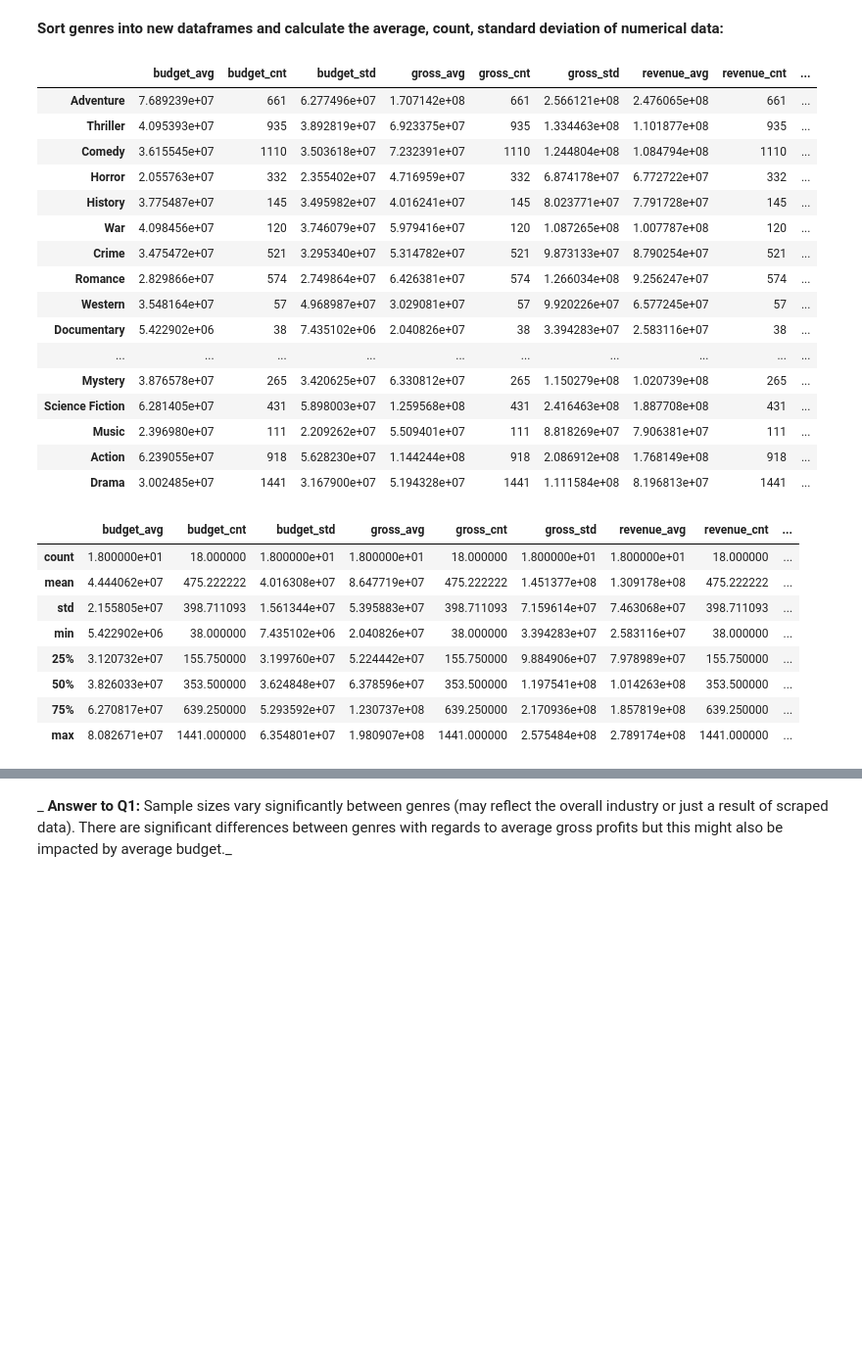
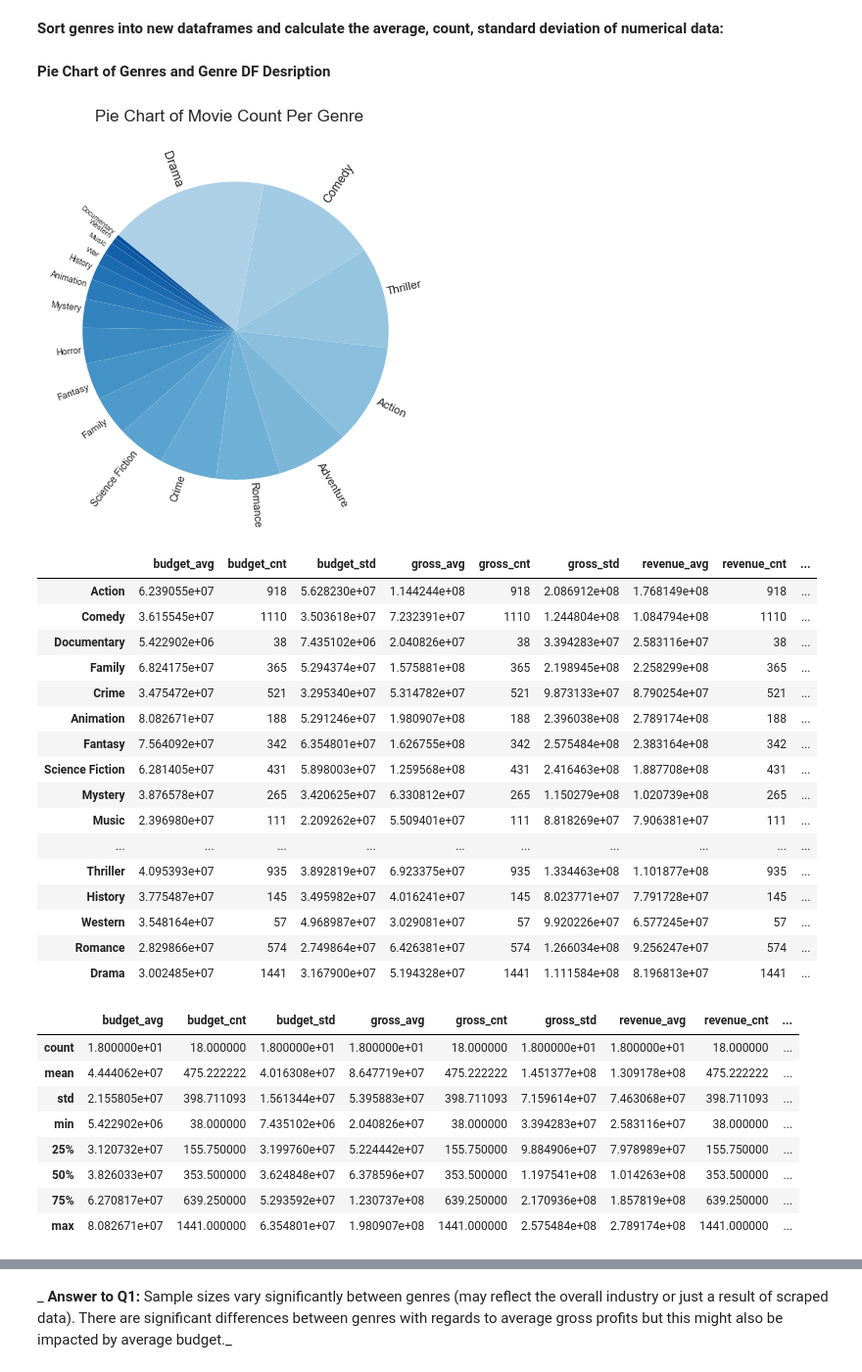
Before and after one commit to kimrharper/thinkful, a Jupyter notebook: PrepCourse/PrepCourse-4-2-Capstone.ipynb, the cells around one changed output, grey strips where cells are left out. Shown at 98% size. Cells and saved outputs as stored; diff of their text form; code cells hidden in the pictures; blank space fills up the shorter version.

```diff
--- a/PrepCourse/PrepCourse-4-2-Capstone.ipynb
+++ b/PrepCourse/PrepCourse-4-2-Capstone.ipynb
@@ -201,34 +186,51 @@ for col in intcolumns:
     genrestats[col+'_avg'] = avglist
     genrestats[col+'_std'] = devlist
     genrestats[col+'_cnt'] = cntlist
-
-dfGenre = pd.DataFrame(genrestats, index=un_genre)
-display(dfGenre,dfGenre.describe())
-# %% [output]
-|  | budget_avg | budget_cnt | budget_std | gross_avg | gross_cnt | gross_std | revenue_avg | revenue_cnt | ... |
-| Adventure | 7.689239e+07 | 661 | 6.277496e+07 | 1.707142e+08 | 661 | 2.566121e+08 | 2.476065e+08 | 661 | ... |
-| Thriller | 4.095393e+07 | 935 | 3.892819e+07 | 6.923375e+07 | 935 | 1.334463e+08 | 1.101877e+08 | 935 | ... |
-| Comedy | 3.615545e+07 | 1110 | 3.503618e+07 | 7.232391e+07 | 1110 | 1.244804e+08 | 1.084794e+08 | 1110 | ... |
-| Horror | 2.055763e+07 | 332 | 2.355402e+07 | 4.716959e+07 | 332 | 6.874178e+07 | 6.772722e+07 | 332 | ... |
-| History | 3.775487e+07 | 145 | 3.495982e+07 | 4.016241e+07 | 145 | 8.023771e+07 | 7.791728e+07 | 145 | ... |
-| War | 4.098456e+07 | 120 | 3.746079e+07 | 5.979416e+07 | 120 | 1.087265e+08 | 1.007787e+08 | 120 | ... |
-| Crime | 3.475472e+07 | 521 | 3.295340e+07 | 5.314782e+07 | 521 | 9.873133e+07 | 8.790254e+07 | 521 | ... |
-| Romance | 2.829866e+07 | 574 | 2.749864e+07 | 6.426381e+07 | 574 | 1.266034e+08 | 9.256247e+07 | 574 | ... |
-| Western | 3.548164e+07 | 57 | 4.968987e+07 | 3.029081e+07 | 57 | 9.920226e+07 | 6.577245e+07 | 57 | ... |
-| Documentary | 5.422902e+06 | 38 | 7.435102e+06 | 2.040826e+07 | 38 | 3.394283e+07 | 2.583116e+07 | 38 | ... |
-| ... | ... | ... | ... | ... | ... | ... | ... | ... | ... |
-| Mystery | 3.876578e+07 | 265 | 3.420625e+07 | 6.330812e+07 | 265 | 1.150279e+08 | 1.020739e+08 | 265 | ... |
-| Science Fiction | 6.281405e+07 | 431 | 5.898003e+07 | 1.259568e+08 | 431 | 2.416463e+08 | 1.887708e+08 | 431 | ... |
-| Music | 2.396980e+07 | 111 | 2.209262e+07 | 5.509401e+07 | 111 | 8.818269e+07 | 7.906381e+07 | 111 | ... |
-| Action | 6.239055e+07 | 918 | 5.628230e+07 | 1.144244e+08 | 918 | 2.086912e+08 | 1.768149e+08 | 918 | ... |
-| Drama | 3.002485e+07 | 1441 | 3.167900e+07 | 5.194328e+07 | 1441 | 1.111584e+08 | 8.196813e+07 | 1441 | ... |
-|  | budget_avg | budget_cnt | budget_std | gross_avg | gross_cnt | gross_std | revenue_avg | revenue_cnt | ... |
-| count | 1.800000e+01 | 18.000000 | 1.800000e+01 | 1.800000e+01 | 18.000000 | 1.800000e+01 | 1.800000e+01 | 18.000000 | ... |
-| mean | 4.444062e+07 | 475.222222 | 4.016308e+07 | 8.647719e+07 | 475.222222 | 1.451377e+08 | 1.309178e+08 | 475.222222 | ... |
-| std | 2.155805e+07 | 398.711093 | 1.561344e+07 | 5.395883e+07 | 398.711093 | 7.159614e+07 | 7.463068e+07 | 398.711093 | ... |
-| min | 5.422902e+06 | 38.000000 | 7.435102e+06 | 2.040826e+07 | 38.000000 | 3.394283e+07 | 2.583116e+07 | 38.000000 | ... |
-| 25% | 3.120732e+07 | 155.750000 | 3.199760e+07 | 5.224442e+07 | 155.750000 | 9.884906e+07 | 7.978989e+07 | 155.750000 | ... |
-| 50% | 3.826033e+07 | 353.500000 | 3.624848e+07 | 6.378596e+07 | 353.500000 | 1.197541e+08 | 1.014263e+08 | 353.500000 | ... |
-| 75% | 6.270817e+07 | 639.250000 | 5.293592e+07 | 1.230737e+08 | 639.250000 | 2.170936e+08 | 1.857819e+08 | 639.250000 | ... |
-| max | 8.082671e+07 | 1441.000000 | 6.354801e+07 | 1.980907e+08 | 1441.000000 | 2.575484e+08 | 2.789174e+08 | 1441.000000 | ... |
+# %% [markdown]
+__Pie Chart of Genres and Genre DF Desription__
+# %%
+dfGenre = pd.DataFrame(genrestats, index=un_genre)
+
+# create color range
+NUM_COLORS = 22
+cm = plt.get_cmap('Blues_r')
+colors = [cm(.7*i/NUM_COLORS) for i in range(NUM_COLORS)][4:22]
+
+# Plot
+fig=plt.figure(figsize=(7,7))
+patches, texts = plt.pie(dfGenre['gross_cnt'].sort_values(), labels=dfGenre['gross_cnt'].sort_values().index, colors=colors,
+                                    rotatelabels=True,startangle=140,labeldistance=1.01)
+[text.set_fontsize(index/3 + 7) for index, text in enumerate(texts)]
+
+fig.suptitle('Pie Chart of Movie Count Per Genre', fontsize=17, y=.95)
+plt.show()
+display(dfGenre,dfGenre.describe())
+# %% [output]
+[figure, added]
+|  | budget_avg | budget_cnt | budget_std | gross_avg | gross_cnt | gross_std | revenue_avg | revenue_cnt | ... |
+| Action | 6.239055e+07 | 918 | 5.628230e+07 | 1.144244e+08 | 918 | 2.086912e+08 | 1.768149e+08 | 918 | ... |
+| Comedy | 3.615545e+07 | 1110 | 3.503618e+07 | 7.232391e+07 | 1110 | 1.244804e+08 | 1.084794e+08 | 1110 | ... |
+| Documentary | 5.422902e+06 | 38 | 7.435102e+06 | 2.040826e+07 | 38 | 3.394283e+07 | 2.583116e+07 | 38 | ... |
+| Family | 6.824175e+07 | 365 | 5.294374e+07 | 1.575881e+08 | 365 | 2.198945e+08 | 2.258299e+08 | 365 | ... |
+| Crime | 3.475472e+07 | 521 | 3.295340e+07 | 5.314782e+07 | 521 | 9.873133e+07 | 8.790254e+07 | 521 | ... |
+| Animation | 8.082671e+07 | 188 | 5.291246e+07 | 1.980907e+08 | 188 | 2.396038e+08 | 2.789174e+08 | 188 | ... |
+| Fantasy | 7.564092e+07 | 342 | 6.354801e+07 | 1.626755e+08 | 342 | 2.575484e+08 | 2.383164e+08 | 342 | ... |
+| Science Fiction | 6.281405e+07 | 431 | 5.898003e+07 | 1.259568e+08 | 431 | 2.416463e+08 | 1.887708e+08 | 431 | ... |
+| Mystery | 3.876578e+07 | 265 | 3.420625e+07 | 6.330812e+07 | 265 | 1.150279e+08 | 1.020739e+08 | 265 | ... |
+| Music | 2.396980e+07 | 111 | 2.209262e+07 | 5.509401e+07 | 111 | 8.818269e+07 | 7.906381e+07 | 111 | ... |
+| ... | ... | ... | ... | ... | ... | ... | ... | ... | ... |
+| Thriller | 4.095393e+07 | 935 | 3.892819e+07 | 6.923375e+07 | 935 | 1.334463e+08 | 1.101877e+08 | 935 | ... |
+| History | 3.775487e+07 | 145 | 3.495982e+07 | 4.016241e+07 | 145 | 8.023771e+07 | 7.791728e+07 | 145 | ... |
+| Western | 3.548164e+07 | 57 | 4.968987e+07 | 3.029081e+07 | 57 | 9.920226e+07 | 6.577245e+07 | 57 | ... |
+| Romance | 2.829866e+07 | 574 | 2.749864e+07 | 6.426381e+07 | 574 | 1.266034e+08 | 9.256247e+07 | 574 | ... |
+| Drama | 3.002485e+07 | 1441 | 3.167900e+07 | 5.194328e+07 | 1441 | 1.111584e+08 | 8.196813e+07 | 1441 | ... |
+|  | budget_avg | budget_cnt | budget_std | gross_avg | gross_cnt | gross_std | revenue_avg | revenue_cnt | ... |
+| count | 1.800000e+01 | 18.000000 | 1.800000e+01 | 1.800000e+01 | 18.000000 | 1.800000e+01 | 1.800000e+01 | 18.000000 | ... |
+| mean | 4.444062e+07 | 475.222222 | 4.016308e+07 | 8.647719e+07 | 475.222222 | 1.451377e+08 | 1.309178e+08 | 475.222222 | ... |
+| std | 2.155805e+07 | 398.711093 | 1.561344e+07 | 5.395883e+07 | 398.711093 | 7.159614e+07 | 7.463068e+07 | 398.711093 | ... |
+| min | 5.422902e+06 | 38.000000 | 7.435102e+06 | 2.040826e+07 | 38.000000 | 3.394283e+07 | 2.583116e+07 | 38.000000 | ... |
+| 25% | 3.120732e+07 | 155.750000 | 3.199760e+07 | 5.224442e+07 | 155.750000 | 9.884906e+07 | 7.978989e+07 | 155.750000 | ... |
+| 50% | 3.826033e+07 | 353.500000 | 3.624848e+07 | 6.378596e+07 | 353.500000 | 1.197541e+08 | 1.014263e+08 | 353.500000 | ... |
+| 75% | 6.270817e+07 | 639.250000 | 5.293592e+07 | 1.230737e+08 | 639.250000 | 2.170936e+08 | 1.857819e+08 | 639.250000 | ... |
+| max | 8.082671e+07 | 1441.000000 | 6.354801e+07 | 1.980907e+08 | 1441.000000 | 2.575484e+08 | 2.789174e+08 | 1441.000000 | ... |
 # %% [markdown]
```
Also changed, not shown: parts of 12 cells of this notebook, 1 other file.
